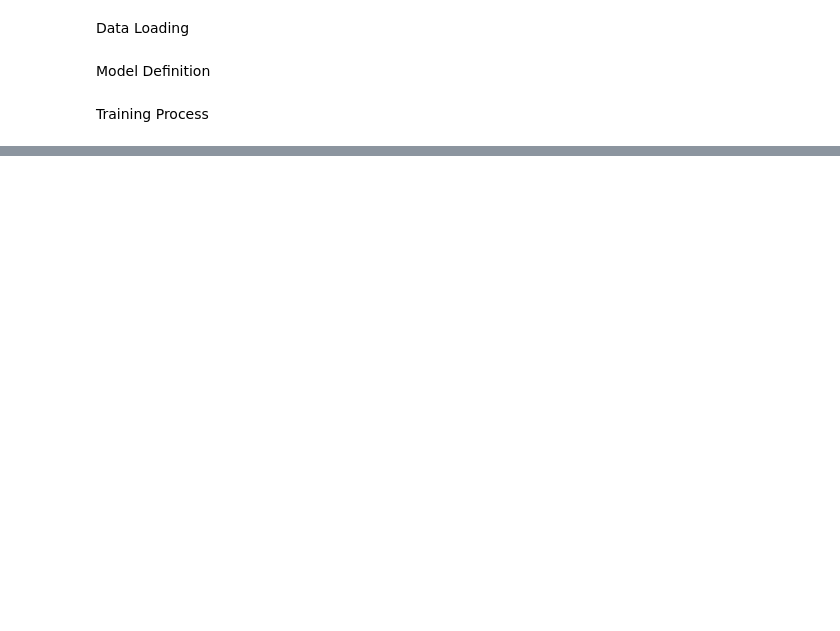
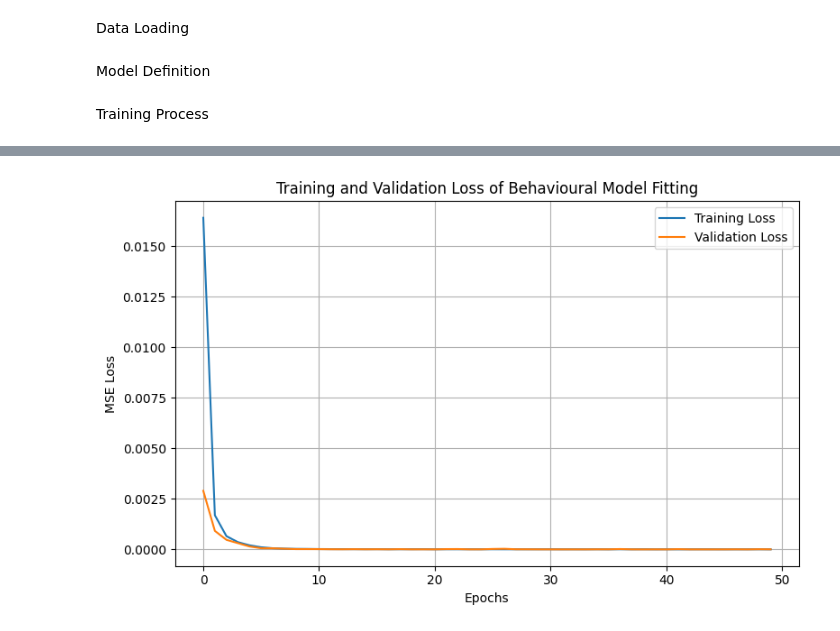
Before and after one commit to kevinkang1125/Hi_CoLA_Bus, a Jupyter notebook: heuristic_policy_fitting.ipynb, the cells around one changed output, grey strips where cells are left out. Cells and saved outputs as stored; diff of their text form; code cells hidden in the pictures; blank space fills up the shorter version.

Commit message:
Code for Heuristic Policy Training

```diff
--- a/heuristic_policy_fitting.ipynb
+++ b/heuristic_policy_fitting.ipynb
@@ -13,21 +11,21 @@ Data Loading
 # === Load Data ===
 df = pd.read_csv("traj.csv")  # or use your DataFrame directly
 
-X = torch.tensor(df.iloc[:, :5].values, dtype=torch.float32)
-y = torch.tensor(df.iloc[:, 5:].values, dtype=torch.float32)
+X = torch.tensor(df.iloc[:40000, :5].values, dtype=torch.float32)
+y = torch.tensor(df.iloc[:40000, 5:].values, dtype=torch.float32)
 
 dataset = TensorDataset(X, y)
 train_size = int(0.8 * len(dataset))
 val_size = len(dataset) - train_size
 train_set, val_set = random_split(dataset, [train_size, val_size])
 
-train_loader = DataLoader(train_set, batch_size=2, shuffle=True)
-val_loader = DataLoader(val_set, batch_size=2)
+train_loader = DataLoader(train_set, batch_size=32, shuffle=True)
+val_loader = DataLoader(val_set, batch_size=32)
 # %% [markdown]
 Model Definition
 # %%
-# === MLP Model ===
-class MLP(nn.Module):
+# === Behavioural Model ===
+class Behavioural(nn.Module):
     def __init__(self, input_dim, hidden_dim, output_dim):
         super().__init__()
         self.model = nn.Sequential(
@@ -185,0 +75,15 @@ KeyboardInterrupt:
+# %%
+
+# === Plotting ===
+plt.figure(figsize=(8, 5))
+plt.plot(train_losses, label='Training Loss')
+plt.plot(val_losses, label='Validation Loss')
+plt.xlabel("Epochs")
+plt.ylabel("MSE Loss")
+plt.title("Training and Validation Loss of Behavioural Model Fitting")
+plt.legend()
+plt.grid(True)
+plt.tight_layout()
+plt.show()
+# %% [output]
+[figure, added]
```
Also changed, not shown: parts of 5 cells of this notebook.
